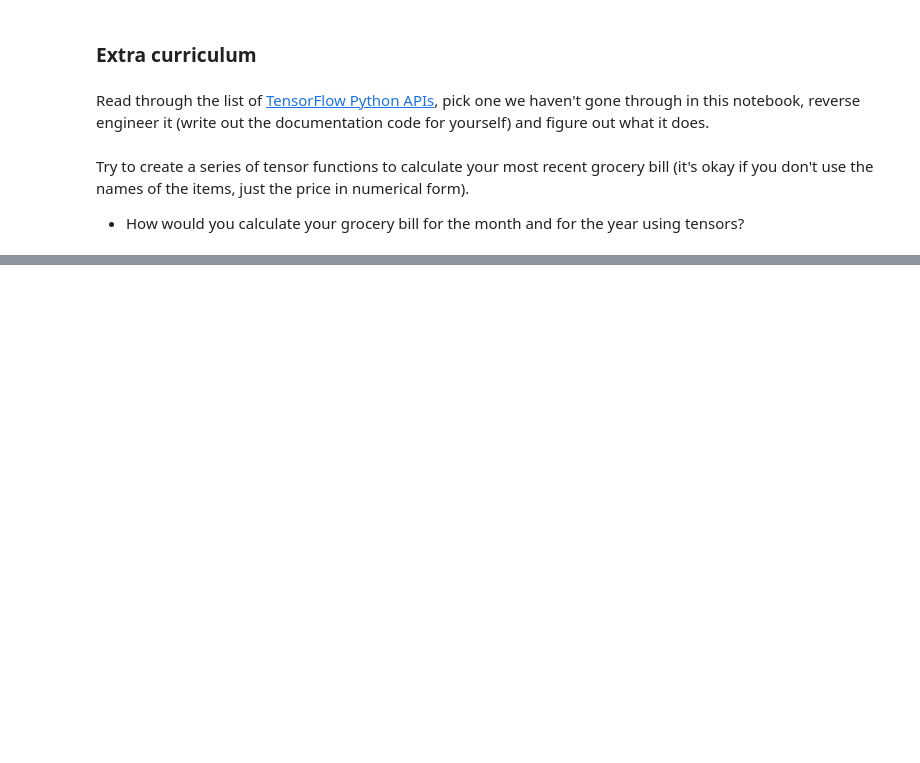
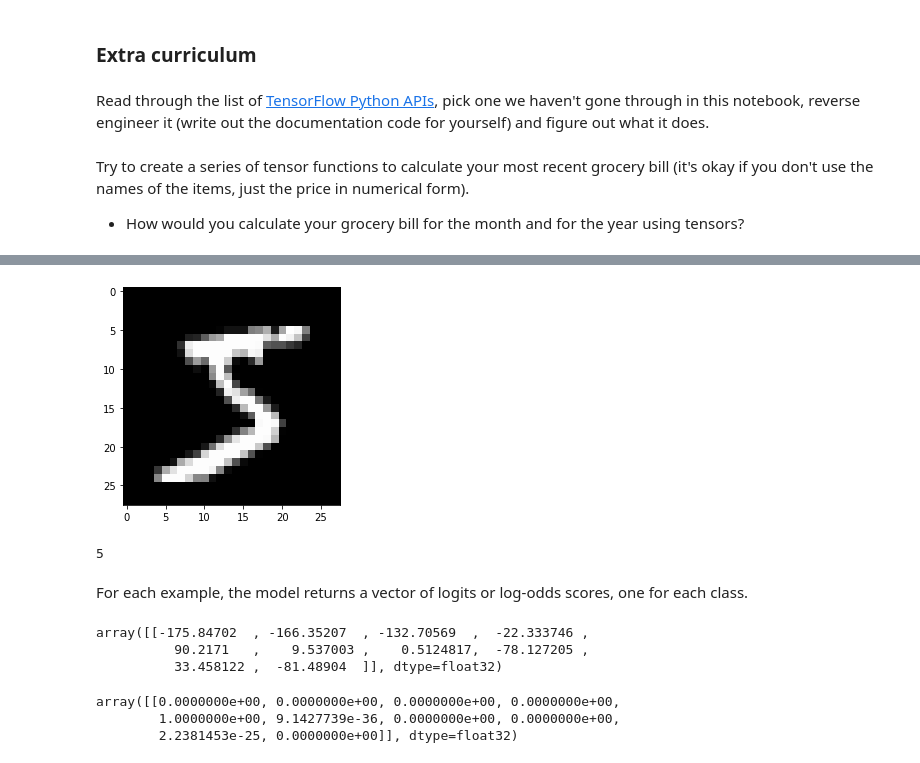
Before and after one commit to pkro/tensorflow_cert_training, a Jupyter notebook: colab_notebooks/00_tensorflow_fundamentals.ipynb, the cells around one changed output, grey strips where cells are left out. Drawn from its saved outputs; the diff is of its cells as text; code cells hidden in the pictures; blank space fills up the shorter version.

```diff
--- a/colab_notebooks/00_tensorflow_fundamentals.ipynb
+++ b/colab_notebooks/00_tensorflow_fundamentals.ipynb
@@ -1407,0 +1415,7 @@ Go through the TensorFlow 2.x quick start for beginners tutorial (be sure to typ
+# %%
+# load and prepare mnist (handwritten digit) dataset
+mnist = tf.keras.datasets.mnist
+
+(x_train, y_train), (x_test, y_test) = mnist.load_data()
+print("shape", "\n", x_train[0].shape)
+x_train[0] # elements in x_train are 28*28 bitmaps with grayscale values
@@ -1407,0 +1442,11 @@ Go through the TensorFlow 2.x quick start for beginners tutorial (be sure to typ
+# %%
+from matplotlib import pyplot
+
+pyplot.imshow(x_train[0], cmap=pyplot.get_cmap('gray'))
+pyplot.show()
+# %% [output]
+[figure, added]
+# %%
+y_train[0] # y_train contains the correct numbers / letters for the training data
+# %% [output]
+5
@@ -1407,0 +1461,16 @@ Go through the TensorFlow 2.x quick start for beginners tutorial (be sure to typ
+# %% [markdown]
+For each example, the model returns a vector of logits or log-odds scores, one for each class.
+# %%
+predictions = model(x_train[:1]).numpy() # get predictions for first image (a "5")
+predictions
+# %% [output]
+array([[-175.84702  , -166.35207  , -132.70569  ,  -22.333746 ,
+          90.2171   ,    9.537003 ,    0.5124817,  -78.127205 ,
+          33.458122 ,  -81.48904  ]], dtype=float32)
+# %%
+# The tf.nn.softmax function converts these logits to probabilities for each class:
+tf.nn.softmax(predictions).numpy()
+# %% [output]
+array([[0.0000000e+00, 0.0000000e+00, 0.0000000e+00, 0.0000000e+00,
+        1.0000000e+00, 9.1427739e-36, 0.0000000e+00, 0.0000000e+00,
+        2.2381453e-25, 0.0000000e+00]], dtype=float32)
```
Also changed, not shown: parts of 45 cells of this notebook.
